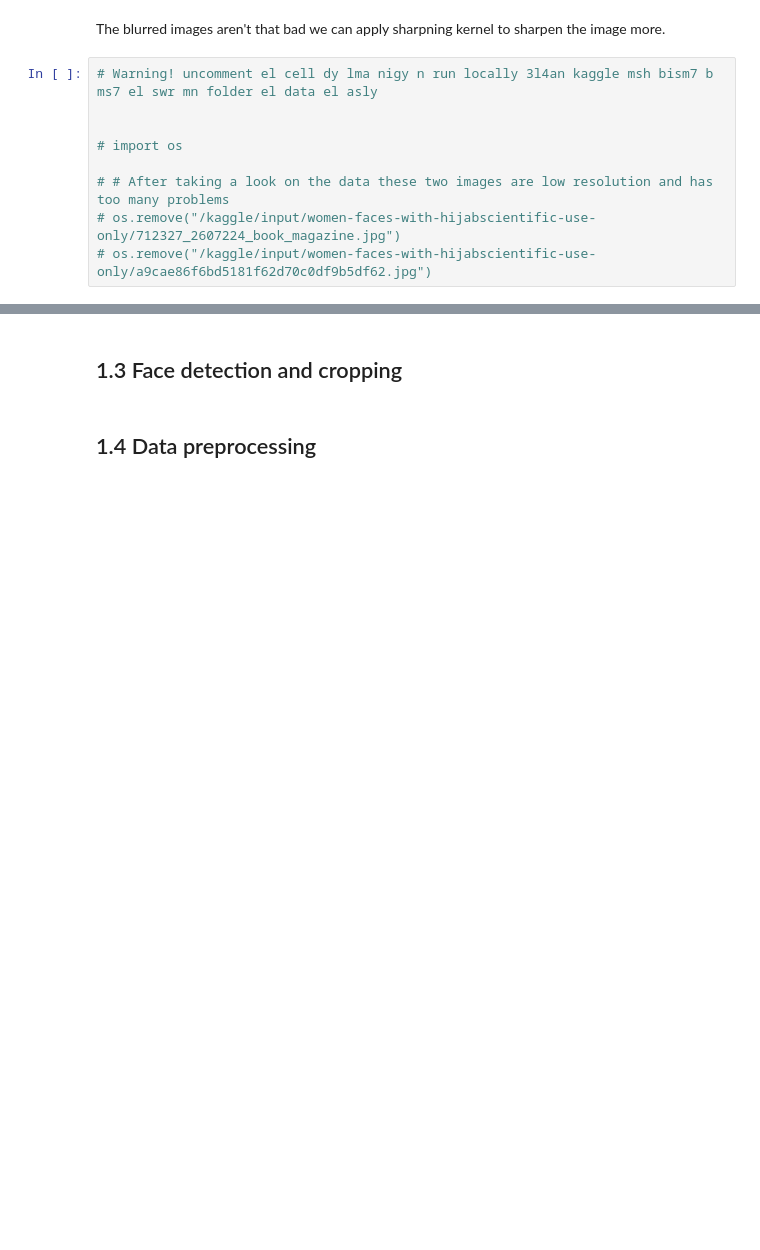
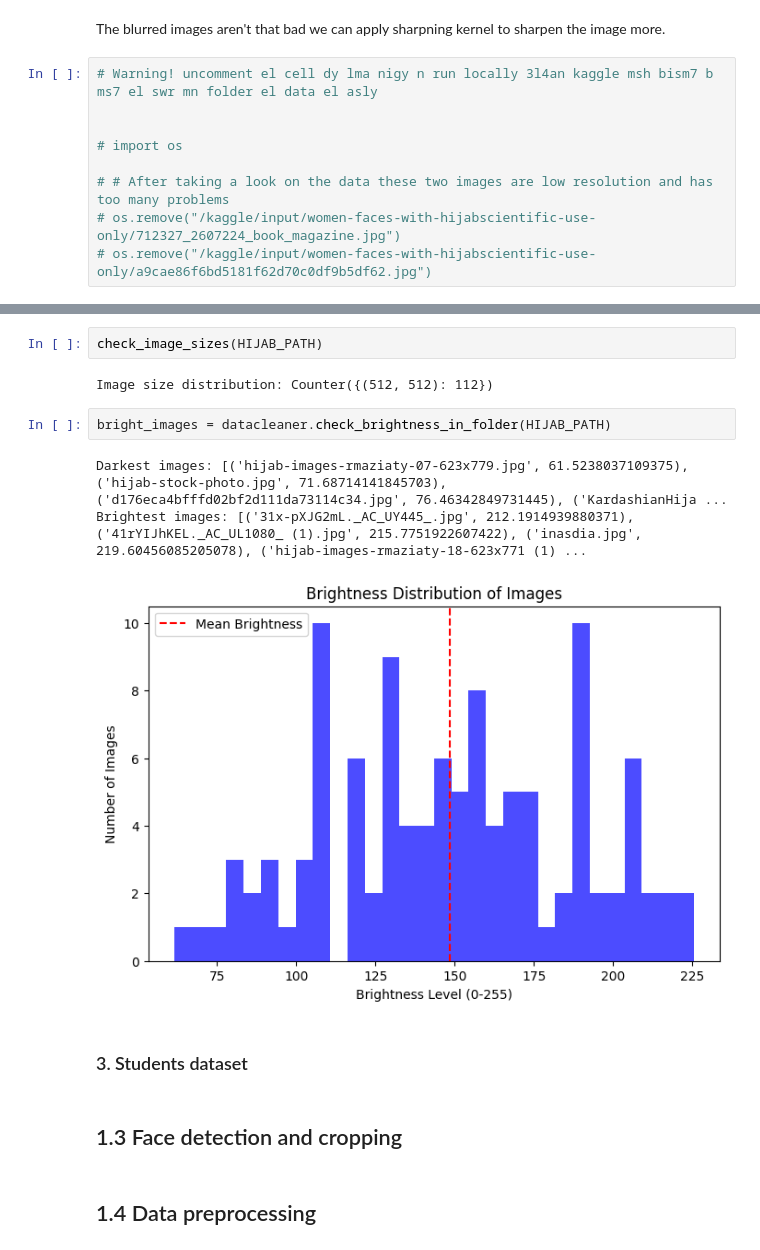
Before and after one commit to Seif-Elkerdany/Attendance_System, a Jupyter notebook: modeling/EDA/exploration-data-analysis.ipynb, the cells around one changed output, grey strips where cells are left out. Cells and saved outputs as stored; diff of their text form; blank space fills up the shorter version.

Commit message:
Added a new function to give summary about the brightness of the images

```diff
--- a/modeling/EDA/exploration-data-analysis.ipynb
+++ b/modeling/EDA/exploration-data-analysis.ipynb
@@ -70,3 +86,15 @@ The blurred images aren't that bad we can apply sharpning kernel to sharpen the
+# %%
+check_image_sizes(HIJAB_PATH)
+# %% [output]
+Image size distribution: Counter({(512, 512): 112})
+# %%
+bright_images = datacleaner.check_brightness_in_folder(HIJAB_PATH)
+# %% [output]
+Darkest images: [('hijab-images-rmaziaty-07-623x779.jpg', 61.5238037109375), ('hijab-stock-photo.jpg', 71.68714141845703), ('d176eca4bfffd02bf2d111da73114c34.jpg', 76.46342849731445), ('KardashianHija ...
+Brightest images: [('31x-pXJG2mL._AC_UY445_.jpg', 212.1914939880371), ('41rYIJhKEL._AC_UL1080_ (1).jpg', 215.7751922607422), ('inasdia.jpg', 219.60456085205078), ('hijab-images-rmaziaty-18-623x771 (1) ...
+[figure, added]
+# %% [markdown]
+### 3. Students dataset
 # %% [markdown]
 ## 1.3 Face detection and cropping
 # %% [markdown]
```
Also changed, not shown: parts of 6 cells of this notebook, 1 other file.
